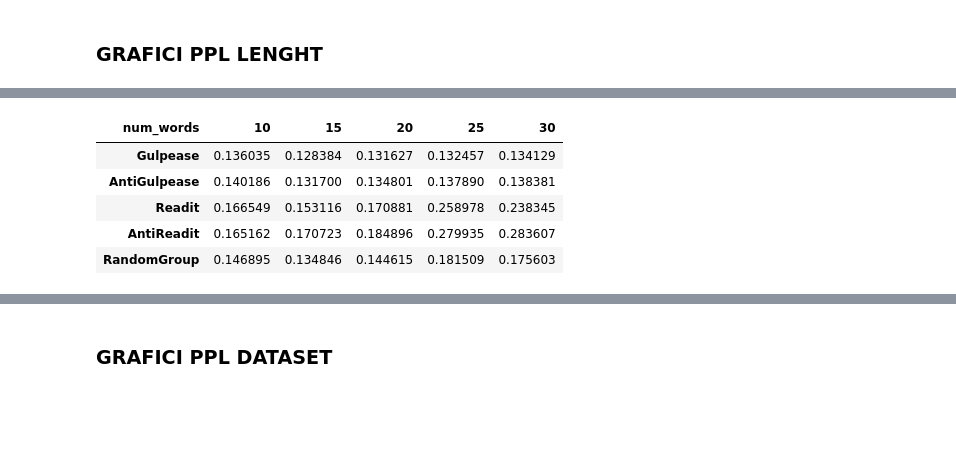
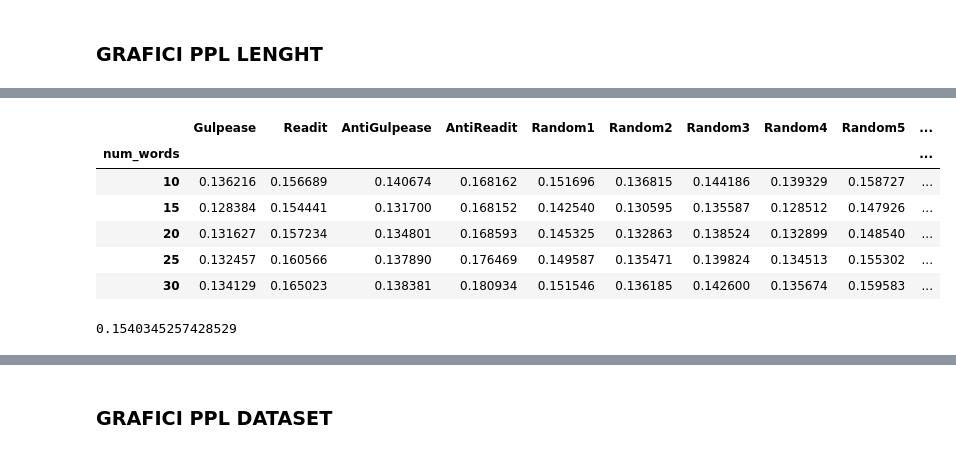
Before and after one commit to alicebergonzini/LM_pretraining, a Jupyter notebook: data_analysis.ipynb, the cells around one changed output, grey strips where cells are left out. Drawn from its saved outputs; the diff is of its cells as text; code cells hidden in the pictures; blank space fills up the shorter version.

```diff
--- a/data_analysis.ipynb
+++ b/data_analysis.ipynb
@@ -708,8 +757,8 @@ data
 # %%
 sns.set_style("darkgrid")
 # %%
-frasi10 = pd.read_csv("C:/Users/bergo/OneDrive - University of Pisa/Tesi Magistrale/perplexity/pseudoppl_frasi_len10.csv")
-frasi15 = pd.read_csv("C:/Users/bergo/OneDrive - University of Pisa/Tesi Magistrale/perplexity/pseudoppl_frasi_len15.csv")
-frasi20 = pd.read_csv("C:/Users/bergo/OneDrive - University of Pisa/Tesi Magistrale/perplexity/pseudoppl_frasi_len20.csv")
-frasi25 = pd.read_csv("C:/Users/bergo/OneDrive - University of Pisa/Tesi Magistrale/perplexity/pseudoppl_frasi_len25.csv")
-frasi30 = pd.read_csv("C:/Users/bergo/OneDrive - University of Pisa/Tesi Magistrale/perplexity/pseudoppl_frasi_len30.csv")
+frasi10 = pd.read_csv("C:/Users/bergo/OneDrive - University of Pisa/Tesi Magistrale/perplexity/ricalcolati/all_ppl/ppls_l10.csv")
+frasi15 = pd.read_csv("C:/Users/bergo/OneDrive - University of Pisa/Tesi Magistrale/perplexity/ricalcolati/all_ppl/ppls_l15.csv")
+frasi20 = pd.read_csv("C:/Users/bergo/OneDrive - University of Pisa/Tesi Magistrale/perplexity/ricalcolati/all_ppl/ppls_l20.csv")
+frasi25 = pd.read_csv("C:/Users/bergo/OneDrive - University of Pisa/Tesi Magistrale/perplexity/ricalcolati/all_ppl/ppls_l25.csv")
+frasi30 = pd.read_csv("C:/Users/bergo/OneDrive - University of Pisa/Tesi Magistrale/perplexity/ricalcolati/all_ppl/ppls_l30.csv")
@@ -809,11 +910,16 @@ plt.show()
 # %%
-df_grouped = ppl_last[["Gulpease", "AntiGulpease", "Readit", "AntiReadit", "RandomGroup", "num_words"]].groupby('num_words').mean()
+df_grouped = ppl_last.groupby('num_words').mean()
 # %%
-df_grouped.transpose()
+df_grouped
 # %% [output]
-| num_words | 10 | 15 | 20 | 25 | 30 |
-| Gulpease | 0.136035 | 0.128384 | 0.131627 | 0.132457 | 0.134129 |
-| AntiGulpease | 0.140186 | 0.131700 | 0.134801 | 0.137890 | 0.138381 |
-| Readit | 0.166549 | 0.153116 | 0.170881 | 0.258978 | 0.238345 |
-| AntiReadit | 0.165162 | 0.170723 | 0.184896 | 0.279935 | 0.283607 |
-| RandomGroup | 0.146895 | 0.134846 | 0.144615 | 0.181509 | 0.175603 |
+|  | Gulpease | Readit | AntiGulpease | AntiReadit | Random1 | Random2 | Random3 | Random4 | Random5 | ... |
+| num_words |  |  |  |  |  |  |  |  |  | ... |
+| 10 | 0.136216 | 0.156689 | 0.140674 | 0.168162 | 0.151696 | 0.136815 | 0.144186 | 0.139329 | 0.158727 | ... |
+| 15 | 0.128384 | 0.154441 | 0.131700 | 0.168152 | 0.142540 | 0.130595 | 0.135587 | 0.128512 | 0.147926 | ... |
+| 20 | 0.131627 | 0.157234 | 0.134801 | 0.168593 | 0.145325 | 0.132863 | 0.138524 | 0.132899 | 0.148540 | ... |
+| 25 | 0.132457 | 0.160566 | 0.137890 | 0.176469 | 0.149587 | 0.135471 | 0.139824 | 0.134513 | 0.155302 | ... |
+| 30 | 0.134129 | 0.165023 | 0.138381 | 0.180934 | 0.151546 | 0.136185 | 0.142600 | 0.135674 | 0.159583 | ... |
+# %%
+ppl_last["Random5"].mean()
+# %% [output]
+0.1540345257428529
```
Also changed, not shown: parts of 35 cells of this notebook.
